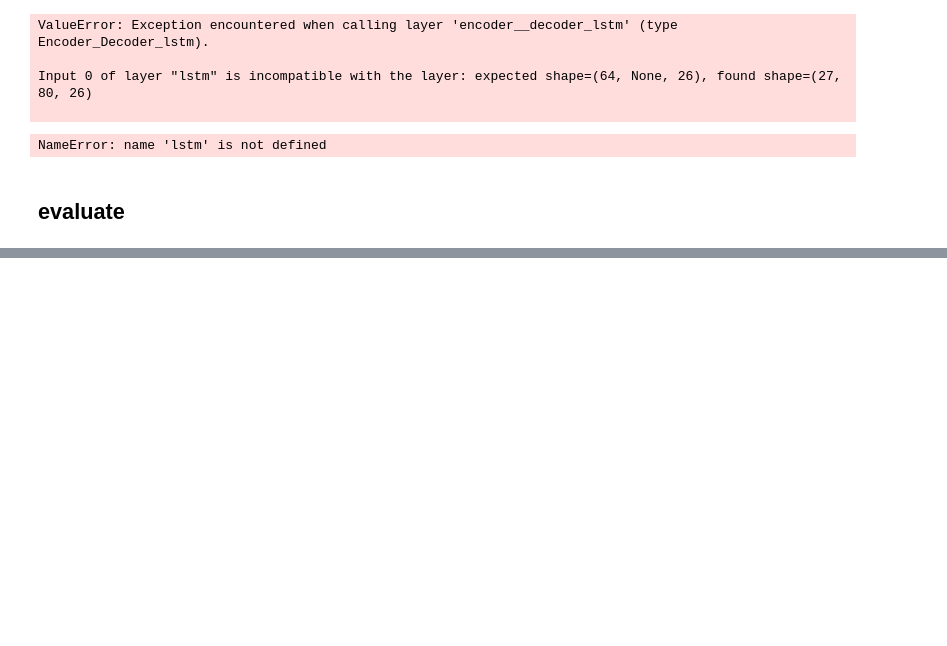
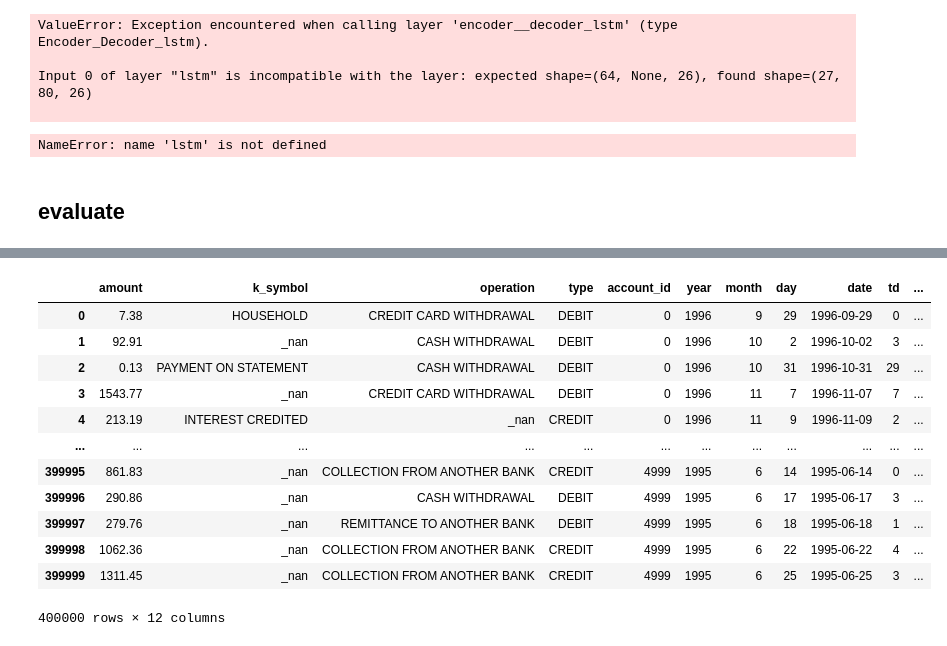
Before and after one commit to Hamideh-Mehri/lstmModel, a Jupyter notebook: Test.ipynb, the cells around one changed output, grey strips where cells are left out. Drawn from its saved outputs; the diff is of its cells as text; code cells hidden in the pictures; blank space fills up the shorter version.

```diff
--- a/Test.ipynb
+++ b/Test.ipynb
@@ -233,0 +674,32 @@ synth
+# %%
+synth = pd.read_csv('synth_lstm_v3.csv')
+cat_code_fields = ['type', 'operation', 'k_symbol']
+TCODE_SEP = "__"
+# create tcode by concating fields in "cat_code_fields"
+tcode = synth[cat_code_fields[0]].astype(str)
+for ccf in cat_code_fields[1:]:
+    tcode += TCODE_SEP + synth[ccf].astype(str)
+
+synth["tcode"] = tcode
+
+synth.rename(columns={'days_passed': 'td'}, inplace=True)
+synth['raw_amount'] = synth.apply(lambda row: row['amount'] if row['type'] == 'CREDIT' else -row['amount'], axis=1)
+
+synth_sorted = synth.sort_values(['account_id', 'year', 'month', 'day'])
+
+synth_cf = synth[["account_id", "month", "raw_amount", "year"]].groupby(["account_id", "month", "year"],as_index=False)["raw_amount"].sum()
+synth
+# %% [output]
+|  | amount | k_symbol | operation | type | account_id | year | month | day | date | td | ... |
+| 0 | 7.38 | HOUSEHOLD | CREDIT CARD WITHDRAWAL | DEBIT | 0 | 1996 | 9 | 29 | 1996-09-29 | 0 | ... |
+| 1 | 92.91 | _nan | CASH WITHDRAWAL | DEBIT | 0 | 1996 | 10 | 2 | 1996-10-02 | 3 | ... |
+| 2 | 0.13 | PAYMENT ON STATEMENT | CASH WITHDRAWAL | DEBIT | 0 | 1996 | 10 | 31 | 1996-10-31 | 29 | ... |
+| 3 | 1543.77 | _nan | CREDIT CARD WITHDRAWAL | DEBIT | 0 | 1996 | 11 | 7 | 1996-11-07 | 7 | ... |
+| 4 | 213.19 | INTEREST CREDITED | _nan | CREDIT | 0 | 1996 | 11 | 9 | 1996-11-09 | 2 | ... |
+| ... | ... | ... | ... | ... | ... | ... | ... | ... | ... | ... | ... |
+| 399995 | 861.83 | _nan | COLLECTION FROM ANOTHER BANK | CREDIT | 4999 | 1995 | 6 | 14 | 1995-06-14 | 0 | ... |
+| 399996 | 290.86 | _nan | CASH WITHDRAWAL | DEBIT | 4999 | 1995 | 6 | 17 | 1995-06-17 | 3 | ... |
+| 399997 | 279.76 | _nan | REMITTANCE TO ANOTHER BANK | DEBIT | 4999 | 1995 | 6 | 18 | 1995-06-18 | 1 | ... |
+| 399998 | 1062.36 | _nan | COLLECTION FROM ANOTHER BANK | CREDIT | 4999 | 1995 | 6 | 22 | 1995-06-22 | 4 | ... |
+| 399999 | 1311.45 | _nan | COLLECTION FROM ANOTHER BANK | CREDIT | 4999 | 1995 | 6 | 25 | 1995-06-25 | 3 | ... |
+400000 rows × 12 columns
```
Also changed, not shown: parts of 36 cells of this notebook, 24 other files.
